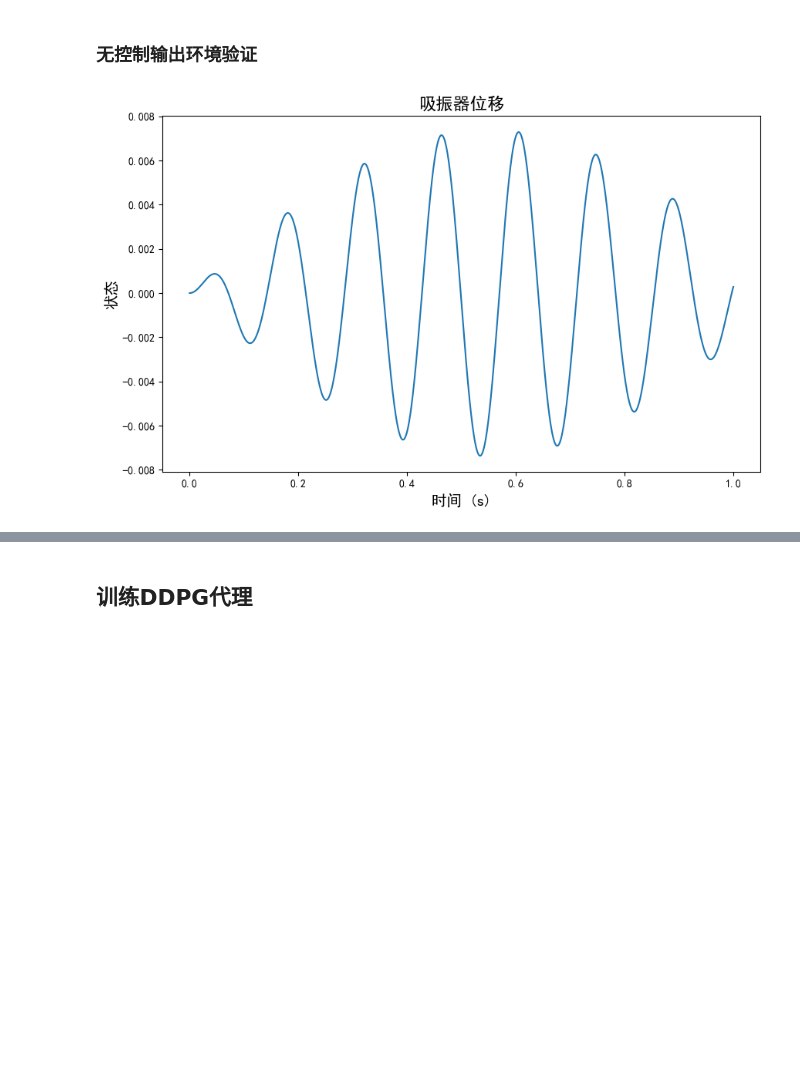
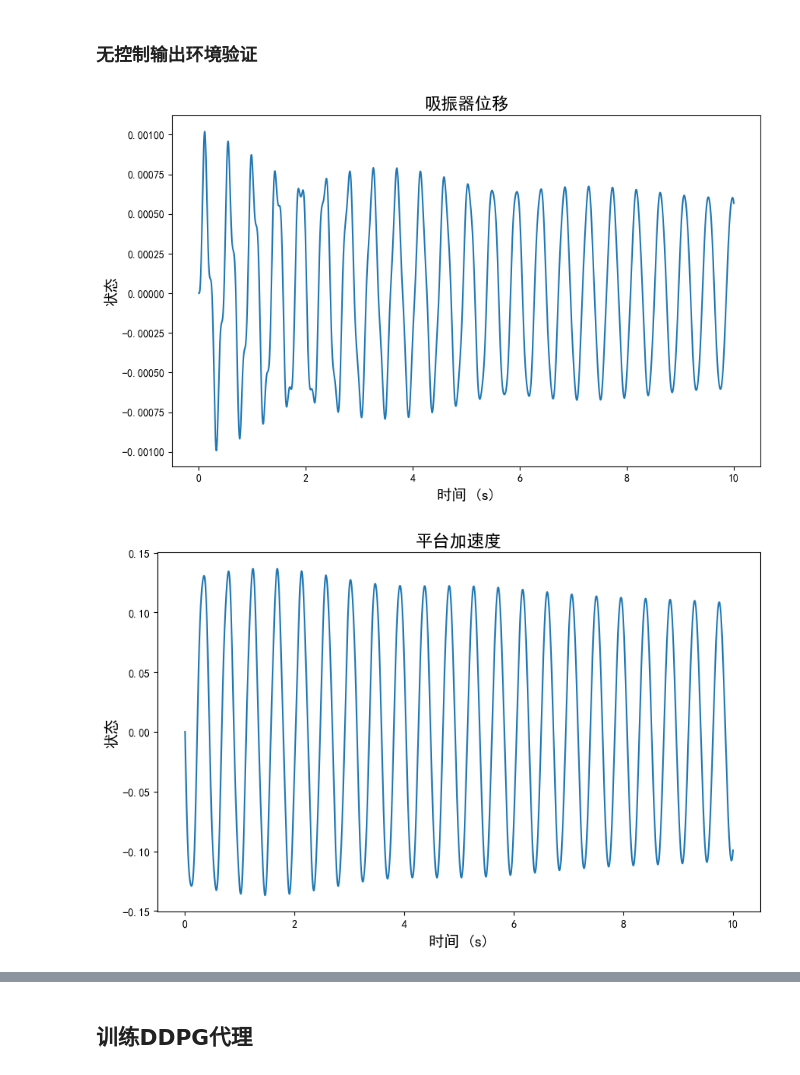
Before and after one commit to CodeZeng0214/DySysIdCtrl, a Jupyter notebook: 电磁式阻尼器深度强化学习/DDPG_control.ipynb, the cells around one changed output, grey strips where cells are left out. Saved outputs shown, nothing was run; the diff lists cells and outputs as text; code cells hidden in the pictures; blank space fills up the shorter version.

```diff
--- a/电磁式阻尼器深度强化学习/DDPG_control.ipynb
+++ b/电磁式阻尼器深度强化学习/DDPG_control.ipynb
@@ -84,25 +84,27 @@ logging.info("使用设备: %s", device)
 ## 超参数设置
 # %%
 # 仿真环境设置
-T = 5
-Ts = 0.002
-tolerance = 1e-5 # 误差容忍度
-all_state0 = np.array([0.0, 0.0, 0.0, 0.001, 0.0, 0.0]) # 初始状态
+T = 10
+Ts = 0.01
+tolerance = 1e-4 # 误差容忍度
+all_state0 = np.array([0.0, 0.0, 0.0, 0, 0.01, 0.0]) # 初始状态
+x1_limit = 0.001
 # DDPG智能体设置
 hidden_dim=64 # 隐藏层维度
-action_bound=5.0 # 动作范围
+action_bound=5 # 动作范围
 actor_lr=5e-4 # Actor学习率
 critic_lr=1e-3 # Critic学习率
 gamma=0.98 # 折扣因子
 tau=5e-3 # 软更新参数
 sigma=0.1 # 初始噪声标准差
-clip_grad=False # 是否裁剪梯度
+clip_grad=True # 是否裁剪梯度
 # 经验池设置
 capacity= int(1e6) # 经验池容量
-batch_size=64 # 批量大小
+batch_size=128 # 批量大小
 # 训练超参数
+rand_prob = 0.05 # 随机动作概率
 n_episodes = 400 # 训练轮数
-min_buffer_size = int(1e4) # 最小经验池大小
+min_buffer_size = int(5e3) # 最小经验池大小
 print_interval = 5 # 打印间隔
 save_interval = 5 # 保存间隔
 # %% [markdown]
@@ -114,13 +116,13 @@ save_interval = 5 # 保存间隔
 m = 1.6    # 电磁吸振器质量
 M = 100.0  # 待减振对象质量
 k_m = 3000  # 电磁吸振器刚度
-k_M = 200000.0  # 平台刚度
+k_M = 20000.0  # 平台刚度
 k_f = 45.0  # 电—力常数 N/A
 k_E = 0.0  # 作动器反电动势系数
 L = 0.0045  # 线圈的电感
 R_m = 5.0  # 线圈的电阻
-c_m = 0.2  # 电磁吸振器阻尼
-c_M = 1.0  # 平台阻尼
+c_m = 1.0  # 电磁吸振器阻尼
+c_M = 5.0  # 平台阻尼
 
 # 状态空间矩阵（来自MATLAB文件）
 A = np.array([
@@ -146,7 +148,9 @@ E = np.array([
 # %% [markdown]
 ### 无控制输出环境验证
 # %%
-rl_env = ElectromagneticDamperEnv(A, B, C, D, E, Ts=0.0001, T=1, all_state0=all_state0)
+rl_env = ElectromagneticDamperEnv(A, B, C, D, E, Ts=0.001, T=10,
+                                  obs_indices=[0, 1, 2, 3, 4, 5],
+                                  all_state0=all_state0.copy(), x1_limit=x1_limit)
 
 # 定义正弦扰动函数用于测试
 def sine_disturbance(amp, freq):
@@ -154,33 +158,41 @@ def sine_disturbance(amp, freq):
     def func(t):
         return amp * np.sin(freq * t)
     return func
 z_func=sine_disturbance(0.0001, 30)
 def zero_func(t):
     """零扰动函数"""
     return 0.0
 z_func = zero_func
 
-from rewardfx import tolerance_liner_rf, tolerance_exp_rf, better_reward_function
-r_func = better_reward_function
+from rewardfx import tolerance_if_rf, tolerance_exp_rf, test_reward_function, better_reward_function, squared_reward_function
+r_func = tolerance_if_rf(tolerance=tolerance)
 rl_env.set_reward_function(r_func)
 
 # 运行无控制的仿真
 results_no_control = rl_env.run_simulation(z_func=z_func)
 
 plot_data(plot_title=f"吸振器位移",
         xlabel="时间 (s)",
         ylabel="状态",
         x_values=results_no_control['times'],
         data_sets=[results_no_control['all_states'][:, 0]],
         save_path=save_plot_path
         )
 plot_data(plot_title=f"平台加速度",
         xlabel="时间 (s)",
         ylabel="状态",
         x_values=results_no_control['times'],
         data_sets=[results_no_control['all_states'][:, 5]],
         save_path=save_plot_path
         )
+# plot_data(plot_title=f"平台速度",
+#         xlabel="时间 (s)",
+#         ylabel="状态",
+#         x_values=results_no_control['times'],
+#         data_sets=[results_no_control['all_states'][:, 4]],
+#         save_path=save_plot_path
+#         )
 plot_test_data(save_plot_path=save_plot_path, data = results_no_control)
 # %% [output]
-[figure, old version]
+[figure, new version]
+[figure, added]
```
Also changed, not shown: parts of 8 cells of this notebook, 35 other files.
